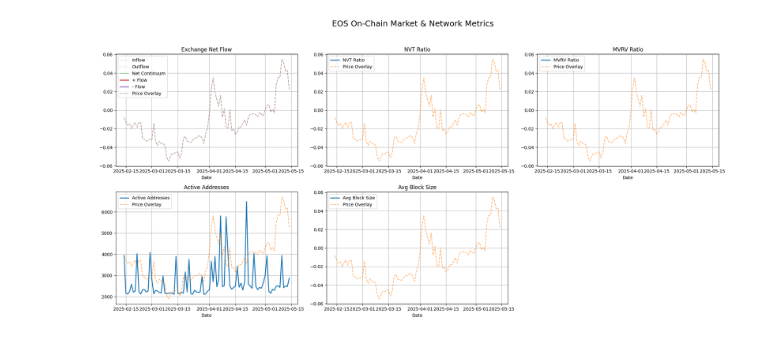
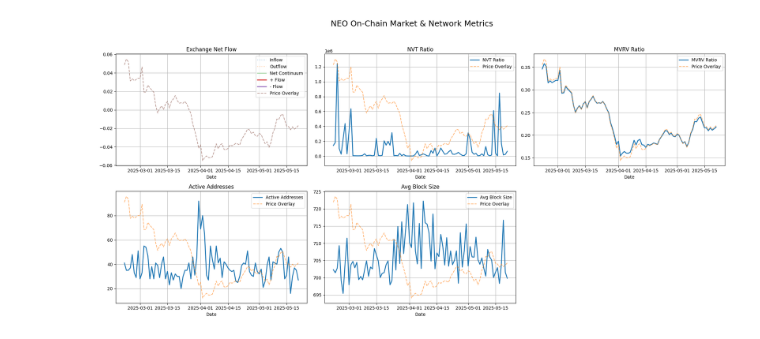
Before and after one commit to alex-lebedev/crypto-on-chain, a Jupyter notebook: onchain_newCoin.ipynb, the cells around one changed output. Saved outputs shown, nothing was run; the diff lists cells and outputs as text; code cells hidden in the pictures.

```diff
--- a/onchain_newCoin.ipynb
+++ b/onchain_newCoin.ipynb
@@ -12,7 +12,7 @@ import matplotlib.pyplot as plt
 # Configuration: change the asset and filenames
 # ---------------------------------------------
 # https://community-api.coinmetrics.io/v4/catalog-all/assets
-ASSET = "eos" # doge neo
+ASSET = "neo" # doge neo
 HISTORY_DAYS = 90  # lookback period in days
 
 ONCHAIN_FILENAME = f"{ASSET}_onchain_daily.csv"
@@ -184 +184 @@ Data saved to eos_price_daily.csv, rows: 90
-[figure, old version]
+[figure, new version]
```
Also changed, not shown: parts of 1 cell of this notebook, 14 other files.
